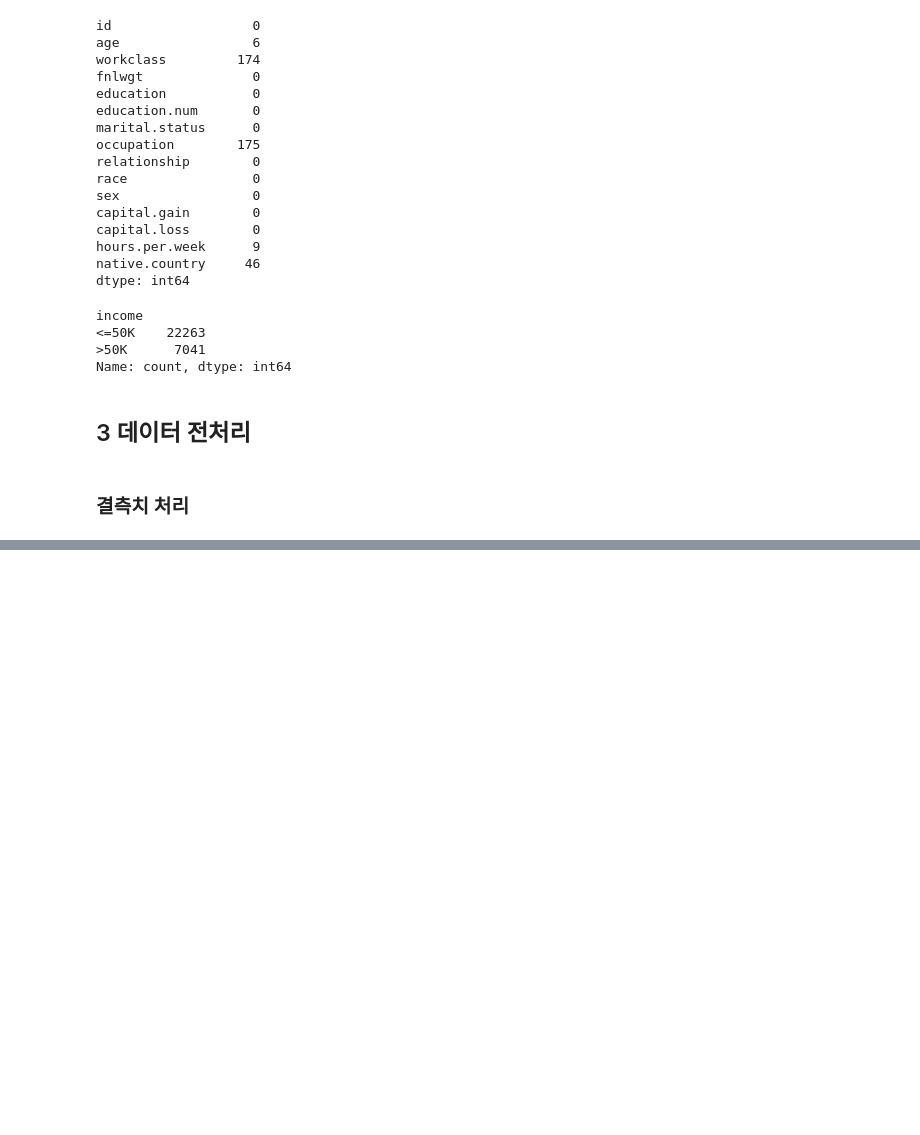
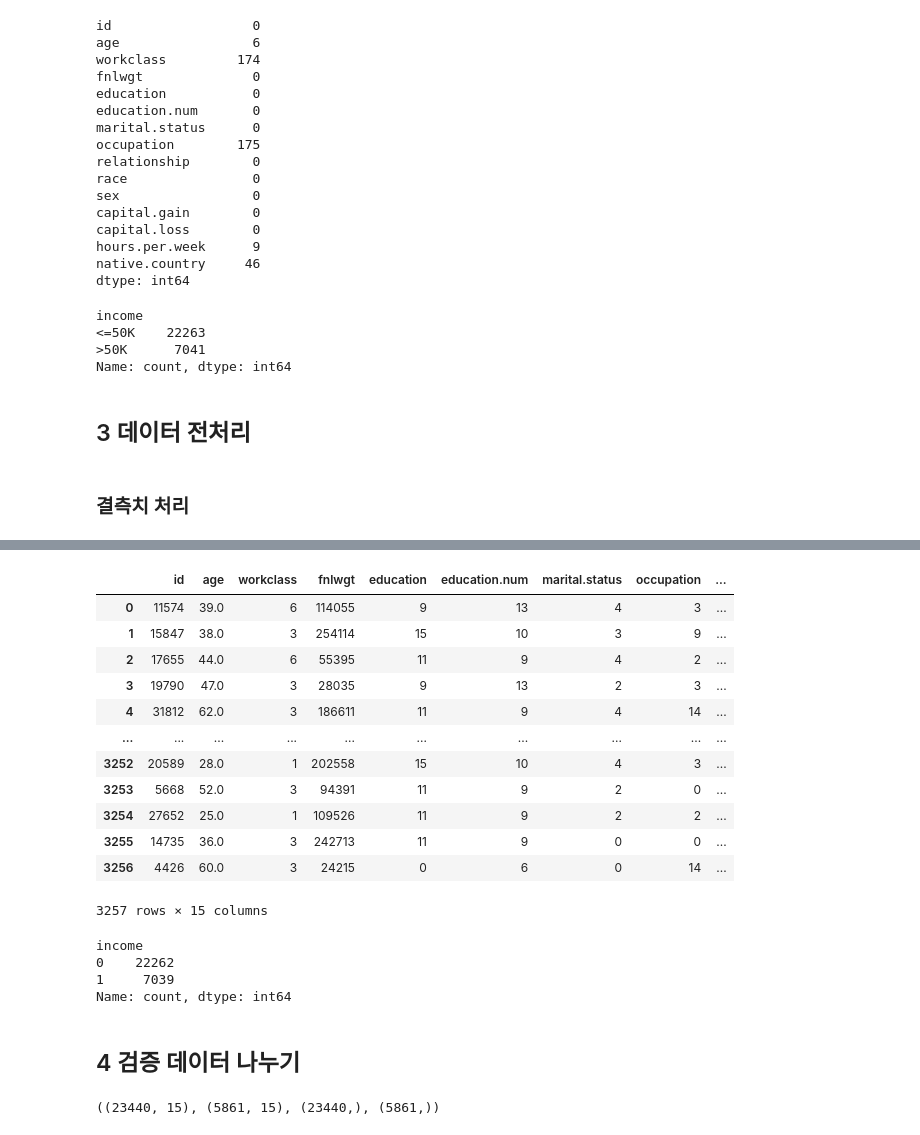
Before and after one commit to rombird/ML-PY-JUPITER, a Jupyter notebook: ML_JUPITER/notebooks/Ch01/01_이진분류.ipynb, the cells around one changed output, grey strips where cells are left out. Drawn from its saved outputs; the diff is of its cells as text; code cells hidden in the pictures; blank space fills up the shorter version.

```diff
--- a/ML_JUPITER/notebooks/Ch01/01_이진분류.ipynb
+++ b/ML_JUPITER/notebooks/Ch01/01_이진분류.ipynb
@@ -1313,0 +1506,3 @@ print("결측 행 삭제처리 후 : ", df.shape)
+# %%
+# 종속변수(y) 분리
+y_train = train.pop("income") # 한번 실행 후 또 실행하면 오류 발생 -> 한번 실행 후 주석 처리 다시 실행
@@ -1313,0 +1554,14 @@ print("결측 행 삭제처리 후 : ", df.shape)
+# %%
+# 레이블 인코딩
+# train에서 dtype이 object인 컬럼들만 선택해서 반환
+# 1)
+# train.select_dtypes(include="O")
+# cols = train.select_dtypes(include="O").columns
+
+# 2)
+# cols = train.columns[train.dtypes == object]
+# cols
+# Index 순서대로 순서가 부여
+
+cols = ['workclass', 'education', 'marital.status', 'occupation', 'relationship', 'race', 'sex', 'native.country']
+cols
@@ -1313,0 +1577,11 @@ print("결측 행 삭제처리 후 : ", df.shape)
+# %%
+# 레이블 인코딩을 실제 train, test에 적용
+from sklearn.preprocessing import LabelEncoder
+
+for col in cols:
+    le = LabelEncoder() #
+    train[col] = le.fit_transform(train[col])
+    test[col] = le.transform(test[col])
+
+train.head()
+# 경고 발생 -> .loc를 사용하거나 dataframe 생성시 copy() 사용을 권장
@@ -1313,0 +1612,49 @@ print("결측 행 삭제처리 후 : ", df.shape)
+# %%
+train
+test
+# %% [output]
+|  | id | age | workclass | fnlwgt | education | education.num | marital.status | occupation | ... |
+| 0 | 11574 | 39.0 | 6 | 114055 | 9 | 13 | 4 | 3 | ... |
+| 1 | 15847 | 38.0 | 3 | 254114 | 15 | 10 | 3 | 9 | ... |
+| 2 | 17655 | 44.0 | 6 | 55395 | 11 | 9 | 4 | 2 | ... |
+| 3 | 19790 | 47.0 | 3 | 28035 | 9 | 13 | 2 | 3 | ... |
+| 4 | 31812 | 62.0 | 3 | 186611 | 11 | 9 | 4 | 14 | ... |
+| ... | ... | ... | ... | ... | ... | ... | ... | ... | ... |
+| 3252 | 20589 | 28.0 | 1 | 202558 | 15 | 10 | 4 | 3 | ... |
+| 3253 | 5668 | 52.0 | 3 | 94391 | 11 | 9 | 2 | 0 | ... |
+| 3254 | 27652 | 25.0 | 1 | 109526 | 11 | 9 | 2 | 2 | ... |
+| 3255 | 14735 | 36.0 | 3 | 242713 | 11 | 9 | 0 | 0 | ... |
+| 3256 | 4426 | 60.0 | 3 | 24215 | 0 | 6 | 0 | 14 | ... |
+3257 rows × 15 columns
+# %%
+# 타겟 라벨링
+y_train.value_counts() # 기본 정보 확인
+
+# 방법1 - map() 은 딕셔너리 매핑을 통해 문자열을 숫자로 치환
+target = y_train.map({'<=50K':0, '>50K':1})
+target.value_counts()
+
+# 방법2 - replace()도 특정 값을 다른 값으로 치환
+# 결과적으로 map()과 동일한 결과
+# target = y_train.replace('<=50K', 0).replace('>50K', 1)
+# target.value_counts()
+# %% [output]
+income
+0    22262
+1     7039
+Name: count, dtype: int64
+# %% [markdown]
+## 4 검증 데이터 나누기
+# %%
+from sklearn.model_selection import train_test_split
+
+X_train, X_val, y_train, y_val = train_test_split(
+    train,        # 입력 데이터(독립 변수, Feature)
+    y_train,      # 정답 데이터(종속 변수, Label) - sklearn 에서는 문자열클래스도 가능 / 딥러닝은 힘듬
+    test_size=0.2,    # 전체 데이터의 20%를 검증용으로 분리
+    random_state=0    # 데이터 분할 시 랜덤 시드 고정 (재현성) , 기본값 :데이터 무작위 셔플->성능결과달라짐
+)
+
+X_train.shape, X_val.shape, y_train.shape, y_val.shape
+# %% [output]
+((23440, 15), (5861, 15), (23440,), (5861,))
```
Also changed, not shown: parts of 31 cells of this notebook.
